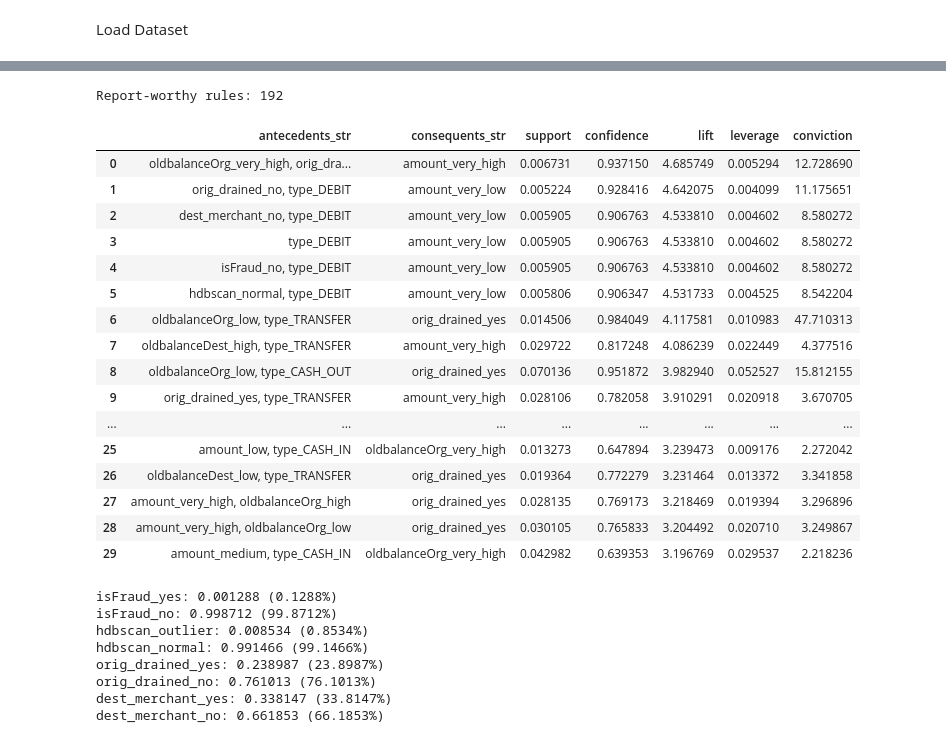
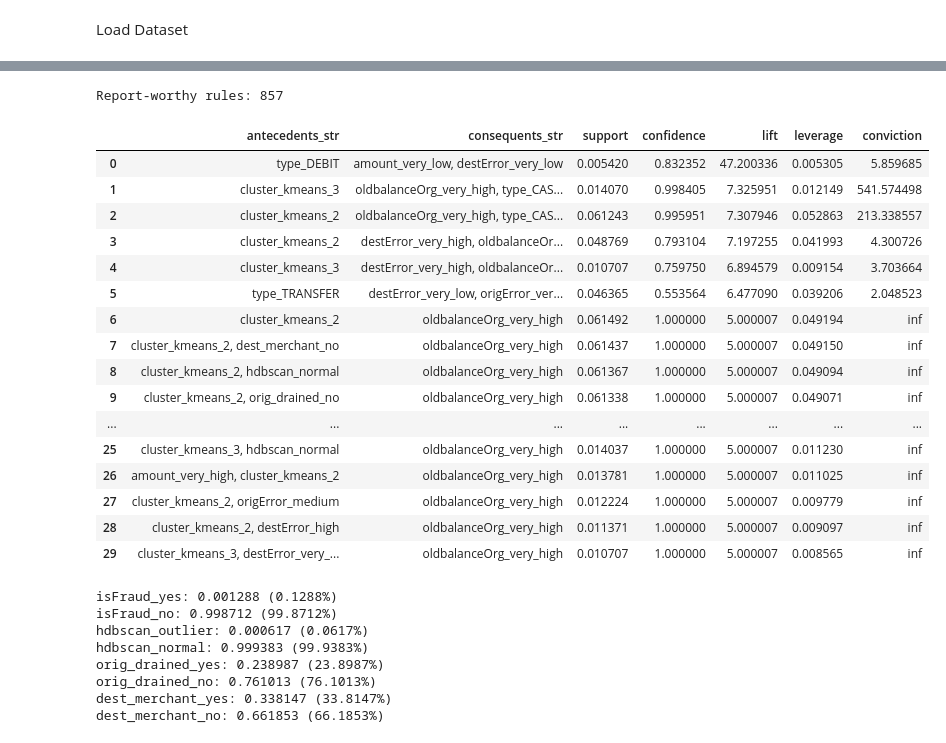
Before and after one commit to helenfebriyanto/data-mining, a Jupyter notebook: phase_3/phase_3.ipynb, the cells around one changed output, grey strips where cells are left out. Saved outputs shown, nothing was run; the diff lists cells and outputs as text; code cells hidden in the pictures.

```diff
--- a/phase_3/phase_3.ipynb
+++ b/phase_3/phase_3.ipynb
@@ -89,18 +89,18 @@ def build_basket(df):
         ).astype(bool)
         basket_parts.append(cluster_items)
 
-    if "cluster_hdbscan" in df.columns:
+    if "cluster_birch_hdbscan" in df.columns:
         hdbscan_items = pd.DataFrame(index=df.index)
-        hdbscan_items["hdbscan_outlier"] = df["cluster_hdbscan"] == -1
-        hdbscan_items["hdbscan_normal"] = df["cluster_hdbscan"] != -1
+        hdbscan_items["hdbscan_outlier"] = df["cluster_birch_hdbscan"] == -1
+        hdbscan_items["hdbscan_normal"] = df["cluster_birch_hdbscan"] != -1
         basket_parts.append(hdbscan_items)
 
     numeric_cols = [
         "amount",
         "oldbalanceOrg",
         "oldbalanceDest",
-        "balanceDiffOrig",
-        "balanceDiffDest"
+        "origError",
+        "destError"
     ]
 
     for col in numeric_cols:
@@ -335,70 +335,54 @@ Meaningful rules: 762
 # %%
 report_rules = meaningful_rules.copy()
-
-report_rules = report_rules[
-    ~report_rules["consequents_str"].str.contains(
-        "balanceDiffOrig|balanceDiffDest",
-        regex=True,
-        na=False
-    )
-].copy()
-
-report_rules = report_rules[
-    ~report_rules["antecedents_str"].str.contains(
-        "balanceDiffOrig|balanceDiffDest",
-        regex=True,
-        na=False
-    )
-].copy()
 
 report_rules = report_rules[
     ~report_rules["consequents_str"].str.contains(
         "isFraud_no|hdbscan_normal|orig_drained_no|dest_merchant_no",
         regex=True,
         na=False
     )
 ].copy()
 
 report_rules = report_rules[
     (report_rules["confidence"] >= 0.30) &
     (report_rules["lift"] >= 1.20)
 ].copy()
 
 report_rules = report_rules.sort_values(
     by=["lift", "confidence", "support"],
     ascending=[False, False, False]
 ).reset_index(drop=True)
 
 print("Report-worthy rules:", len(report_rules))
 
 display(report_rules[[
     "antecedents_str",
     "consequents_str",
     "support",
     "confidence",
     "lift",
     "leverage",
     "conviction"
 ]].head(30))
 # %% [output]
-Report-worthy rules: 192
+Report-worthy rules: 857
 |  | antecedents_str | consequents_str | support | confidence | lift | leverage | conviction |
-| 0 | oldbalanceOrg_very_high, orig_dra... | amount_very_high | 0.006731 | 0.937150 | 4.685749 | 0.005294 | 12.728690 |
-| 1 | orig_drained_no, type_DEBIT | amount_very_low | 0.005224 | 0.928416 | 4.642075 | 0.004099 | 11.175651 |
-| 2 | dest_merchant_no, type_DEBIT | amount_very_low | 0.005905 | 0.906763 | 4.533810 | 0.004602 | 8.580272 |
-| 3 | type_DEBIT | amount_very_low | 0.005905 | 0.906763 | 4.533810 | 0.004602 | 8.580272 |
-| 4 | isFraud_no, type_DEBIT | amount_very_low | 0.005905 | 0.906763 | 4.533810 | 0.004602 | 8.580272 |
-| 5 | hdbscan_normal, type_DEBIT | amount_very_low | 0.005806 | 0.906347 | 4.531733 | 0.004525 | 8.542204 |
-| 6 | oldbalanceOrg_low, type_TRANSFER | orig_drained_yes | 0.014506 | 0.984049 | 4.117581 | 0.010983 | 47.710313 |
-| 7 | oldbalanceDest_high, type_TRANSFER | amount_very_high | 0.029722 | 0.817248 | 4.086239 | 0.022449 | 4.377516 |
-| 8 | oldbalanceOrg_low, type_CASH_OUT | orig_drained_yes | 0.070136 | 0.951872 | 3.982940 | 0.052527 | 15.812155 |
-| 9 | orig_drained_yes, type_TRANSFER | amount_very_high | 0.028106 | 0.782058 | 3.910291 | 0.020918 | 3.670705 |
+| 0 | type_DEBIT | amount_very_low, destError_very_low | 0.005420 | 0.832352 | 47.200336 | 0.005305 | 5.859685 |
+| 1 | cluster_kmeans_3 | oldbalanceOrg_very_high, type_CAS... | 0.014070 | 0.998405 | 7.325951 | 0.012149 | 541.574498 |
+| 2 | cluster_kmeans_2 | oldbalanceOrg_very_high, type_CAS... | 0.061243 | 0.995951 | 7.307946 | 0.052863 | 213.338557 |
+| 3 | cluster_kmeans_2 | destError_very_high, oldbalanceOr... | 0.048769 | 0.793104 | 7.197255 | 0.041993 | 4.300726 |
+| 4 | cluster_kmeans_3 | destError_very_high, oldbalanceOr... | 0.010707 | 0.759750 | 6.894579 | 0.009154 | 3.703664 |
+| 5 | type_TRANSFER | destError_very_low, origError_ver... | 0.046365 | 0.553564 | 6.477090 | 0.039206 | 2.048523 |
+| 6 | cluster_kmeans_2 | oldbalanceOrg_very_high | 0.061492 | 1.000000 | 5.000007 | 0.049194 | inf |
+| 7 | cluster_kmeans_2, dest_merchant_no | oldbalanceOrg_very_high | 0.061437 | 1.000000 | 5.000007 | 0.049150 | inf |
+| 8 | cluster_kmeans_2, hdbscan_normal | oldbalanceOrg_very_high | 0.061367 | 1.000000 | 5.000007 | 0.049094 | inf |
+| 9 | cluster_kmeans_2, orig_drained_no | oldbalanceOrg_very_high | 0.061338 | 1.000000 | 5.000007 | 0.049071 | inf |
 | ... | ... | ... | ... | ... | ... | ... | ... |
-| 25 | amount_low, type_CASH_IN | oldbalanceOrg_very_high | 0.013273 | 0.647894 | 3.239473 | 0.009176 | 2.272042 |
-| 26 | oldbalanceDest_low, type_TRANSFER | orig_drained_yes | 0.019364 | 0.772279 | 3.231464 | 0.013372 | 3.341858 |
-| 27 | amount_very_high, oldbalanceOrg_high | orig_drained_yes | 0.028135 | 0.769173 | 3.218469 | 0.019394 | 3.296896 |
-| 28 | amount_very_high, oldbalanceOrg_low | orig_drained_yes | 0.030105 | 0.765833 | 3.204492 | 0.020710 | 3.249867 |
-| 29 | amount_medium, type_CASH_IN | oldbalanceOrg_very_high | 0.042982 | 0.639353 | 3.196769 | 0.029537 | 2.218236 |
+| 25 | cluster_kmeans_3, hdbscan_normal | oldbalanceOrg_very_high | 0.014037 | 1.000000 | 5.000007 | 0.011230 | inf |
+| 26 | amount_very_high, cluster_kmeans_2 | oldbalanceOrg_very_high | 0.013781 | 1.000000 | 5.000007 | 0.011025 | inf |
+| 27 | cluster_kmeans_2, origError_medium | oldbalanceOrg_very_high | 0.012224 | 1.000000 | 5.000007 | 0.009779 | inf |
+| 28 | cluster_kmeans_2, destError_high | oldbalanceOrg_very_high | 0.011371 | 1.000000 | 5.000007 | 0.009097 | inf |
+| 29 | cluster_kmeans_3, destError_very_... | oldbalanceOrg_very_high | 0.010707 | 1.000000 | 5.000007 | 0.008565 | inf |
 # %%
 important_items = [
     "isFraud_yes",
@@ -417,8 +401,8 @@ for item in important_items:
 # %% [output]
 isFraud_yes: 0.001288 (0.1288%)
 isFraud_no: 0.998712 (99.8712%)
-hdbscan_outlier: 0.008534 (0.8534%)
-hdbscan_normal: 0.991466 (99.1466%)
+hdbscan_outlier: 0.000617 (0.0617%)
+hdbscan_normal: 0.999383 (99.9383%)
 orig_drained_yes: 0.238987 (23.8987%)
 orig_drained_no: 0.761013 (76.1013%)
 dest_merchant_yes: 0.338147 (33.8147%)
```
Also changed, not shown: parts of 11 cells of this notebook, 27 other files.
